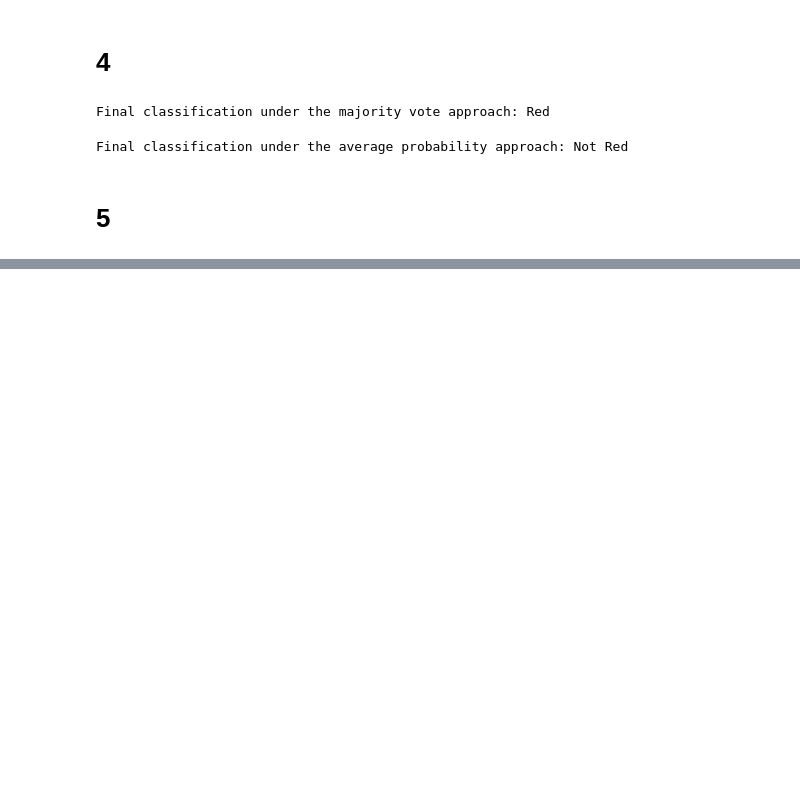
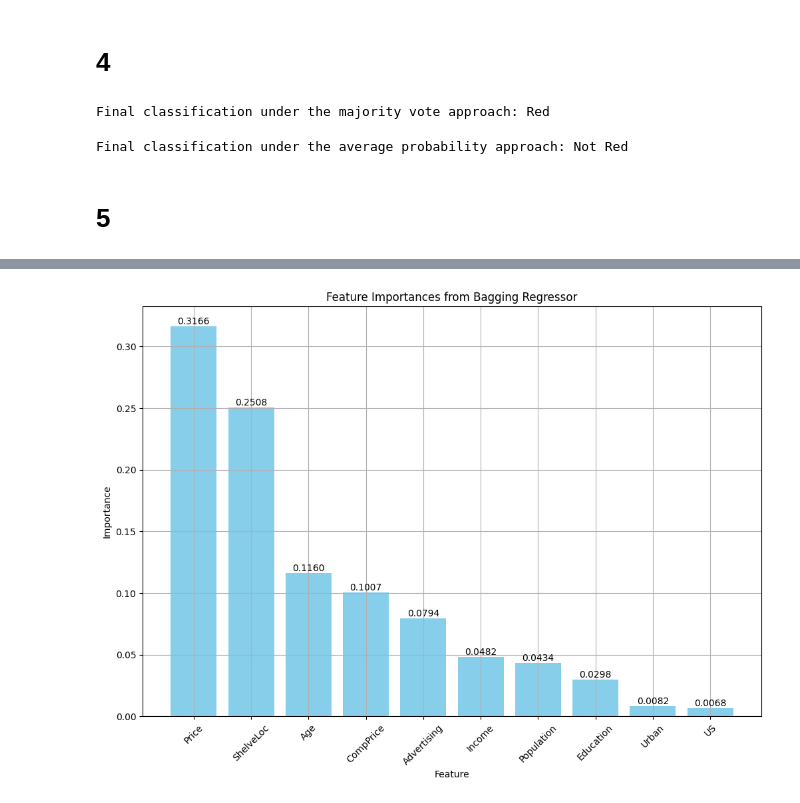
Before and after one commit to mhleethomas/Problem-Set-2, a Jupyter notebook: problem_set_2.ipynb, the cells around one changed output, grey strips where cells are left out. Cells and saved outputs as stored; diff of their text form; code cells hidden in the pictures; blank space fills up the shorter version.

```diff
--- a/problem_set_2.ipynb
+++ b/problem_set_2.ipynb
@@ -852,3 +858,28 @@ print(f"Final classification under the average probability approach: {'Red' if f
 Final classification under the average probability approach: Not Red
 # %% [markdown]
 # 5
+# %%
+# Load the dataset
+data = pd.read_csv('Carseats.csv')
+
+# Print the first few rows of the dataset
+# print(data.head())
+
+# Ordinal encoding for "ShelveLoc"
+shelveloc_mapping = {'Bad': 0, 'Medium': 1, 'Good': 2}
+data['ShelveLoc'] = data['ShelveLoc'].map(shelveloc_mapping)
+
+# Label encoding for "Urban" and "US"
+label_encoder = LabelEncoder()
+data['Urban'] = label_encoder.fit_transform(data['Urban'])
+data['US'] = label_encoder.fit_transform(data['US'])
+
+# Split the data into training (75%) and test (25%) sets
+train_data, test_data = train_test_split(data, test_size=0.25, random_state=42)
+
+# Print the sizes of the training and test sets
+print(f"Training set size: {len(train_data)}")
+print(f"Test set size: {len(test_data)}")
+
+# Print the first few rows of the preprocessed dataset
+print(data.head())
@@ -854,0 +1024,18 @@ Final classification under the average probability approach: Not Red
+# %%
+# Plot the feature importances as a vertical bar chart
+plt.figure(figsize=(12, 8))
+bars = plt.bar(feature_importances_df['Feature'], feature_importances_df['Importance'], color='skyblue')
+
+# Add labels to the bars
+for bar in bars:
+    height = bar.get_height()
+    plt.text(bar.get_x() + bar.get_width() / 2.0, height, f'{height:.4f}', ha='center', va='bottom')
+
+plt.xlabel('Feature')
+plt.ylabel('Importance')
+plt.title('Feature Importances from Bagging Regressor')
+plt.xticks(rotation=45)  # Rotate the x-axis labels for better readability
+plt.grid(True)
+plt.show()
+# %% [output]
+[figure, added]
```
Also changed, not shown: parts of 9 cells of this notebook, 1 other file.
